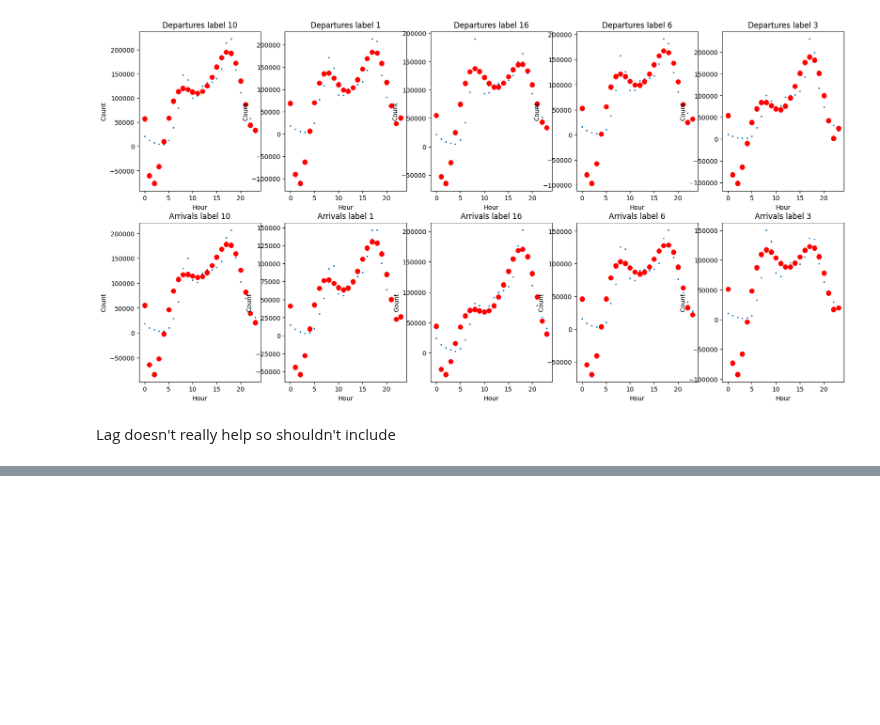
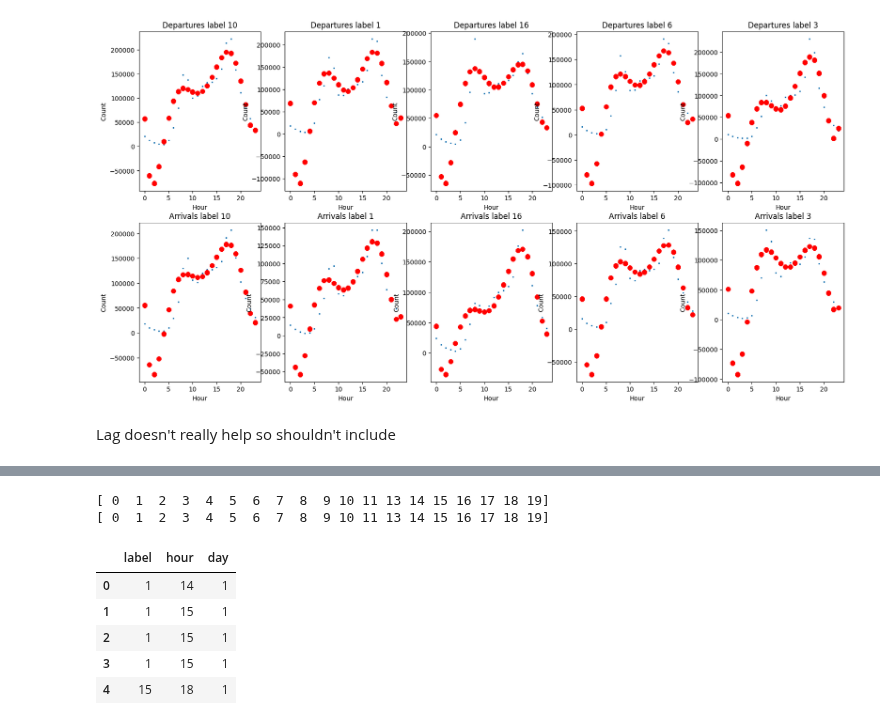
Before and after one commit to AlexisVandenHeede/IntroBA, a Jupyter notebook: reportv2.ipynb, the cells around one changed output, grey strips where cells are left out. Cells and saved outputs as stored; diff of their text form; code cells hidden in the pictures; blank space fills up the shorter version.

```diff
--- a/reportv2.ipynb
+++ b/reportv2.ipynb
@@ -490,0 +574,17 @@ Lag doesn't really help so shouldn't include
+# %%
+# add polynomial features
+n_poly = 10
+for i in range(n):
+    globals()['x_departures_train_{}_poly'.format(i)] = add_polynomial(globals()['x_departures_train_{}'.format(i)], n_poly)
+    globals()['x_departures_test_{}_poly'.format(i)] = add_polynomial(globals()['x_departures_test_{}'.format(i)], n_poly)
+    globals()['x_arrivals_train_{}_poly'.format(i)] = add_polynomial(globals()['x_arrivals_train_{}'.format(i)], n_poly)
+    globals()['x_arrivals_test_{}_poly'.format(i)] = add_polynomial(globals()['x_arrivals_test_{}'.format(i)], n_poly)
+
+# train lin reg model per label with polynomial features
+for i in range(n):
+    globals()['reg_departures_{}_poly'.format(i)] = LinearRegression().fit(globals()['x_departures_train_{}_poly'.format(i)], globals()['y_departures_train_{}'.format(i)])
+    globals()['reg_arrivals_{}_poly'.format(i)] = LinearRegression().fit(globals()['x_arrivals_train_{}_poly'.format(i)], globals()['y_arrivals_train_{}'.format(i)])
+
+    # print r^2 score
+    print('r^2 score for departures label {}: {}'.format(largest_cluster[i], r2_score(globals()['y_departures_test_{}'.format(i)], globals()['reg_departures_{}_poly'.format(i)].predict(globals()['x_departures_test_{}_poly'.format(i)]))))
+    print('r^2 score for arrivals label {}: {}'.format(largest_cluster[i], r2_score(globals()['y_arrivals_test_{}'.format(i)], globals()['reg_arrivals_{}_poly'.format(i)].predict(globals()['x_arrivals_test_{}_poly'.format(i)]))))
@@ -490,0 +609,42 @@ Lag doesn't really help so shouldn't include
+# %%
+#create a dataframe with new data from january 2019 to variable month, take march 2019 for now, for predicions in the future.
+df_arrivals_future = df_arrivals_copy.copy()
+df_departures_future = df_departures_copy.copy()
+
+#remove cluster 12 for same reasons as before
+df_arrivals_future = df_arrivals_future[df_arrivals_future['label'] != 12]
+df_departures_future = df_departures_future[df_departures_future['label'] != 12]
+print(np.sort(df_arrivals_future.label.unique()))
+print(np.sort(df_departures_future.label.unique()))
+
+# define amount of months you want to look ahead from jan 2019.
+month_end = 3
+df_arrivals_future = df_arrivals_future[df_arrivals_future['month'] <= month_end]
+df_departures_future = df_departures_future[df_departures_future['month'] <= month_end]
+
+#get rid of the counts column for the future data, as we will be predicting this
+df_arrivals_future.drop(columns=['count'], inplace=True)
+df_departures_future.drop(columns=['count'], inplace=True)
+
+#get rid of month column as it is not needed (similarly as before)
+df_arrivals_future.drop(columns=['month'], inplace=True)
+df_departures_future.drop(columns=['month'], inplace=True)
+
+# split data per label for n
+for i in range(n):
+    globals()['df_departures_future_{}'.format(i)] = df_departures_future[df_departures_future['label'] == largest_cluster[i]]
+    globals()['df_arrivals_future_{}'.format(i)] = df_arrivals_future[df_arrivals_future['label'] == largest_cluster[i]]
+
+#add as many polynomial features as we did for the training data
+for i in range(n):
+    globals()['df_departures_future_{}_poly'.format(i)] = add_polynomial(globals()['df_departures_future_{}'.format(i)], n_poly)
+    globals()['df_arrivals_future_{}_poly'.format(i)] = add_polynomial(globals()['df_arrivals_future_{}'.format(i)], n_poly)
+# %% [output]
+[ 0  1  2  3  4  5  6  7  8  9 10 11 13 14 15 16 17 18 19]
+[ 0  1  2  3  4  5  6  7  8  9 10 11 13 14 15 16 17 18 19]
+|  | label | hour | day |
+| 0 | 1 | 14 | 1 |
+| 1 | 1 | 15 | 1 |
+| 2 | 1 | 15 | 1 |
+| 3 | 1 | 15 | 1 |
+| 4 | 15 | 18 | 1 |
```
Also changed, not shown: parts of 14 cells of this notebook, 2 other files.
